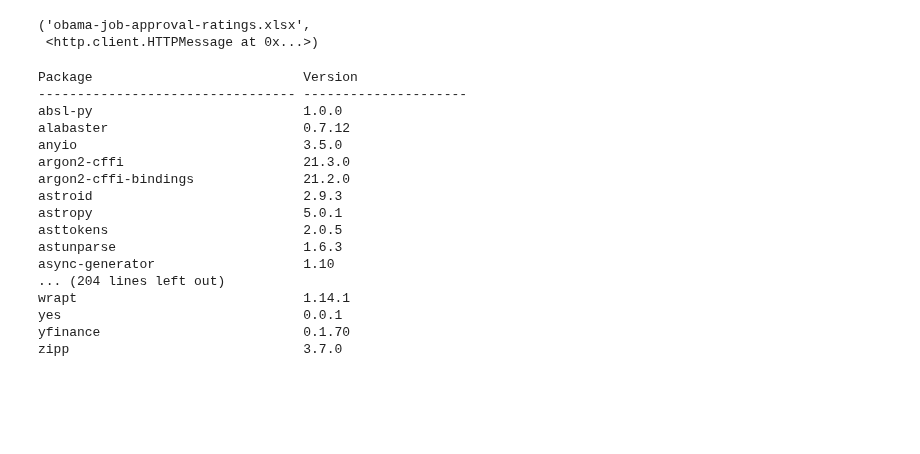
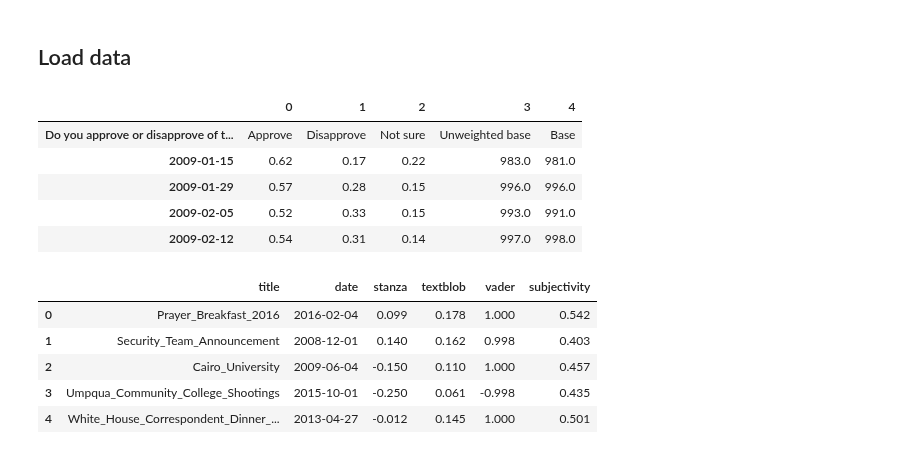
Before and after one commit to jfsalcedo10/mda-kuwait, a Jupyter notebook: sentiment_analysis/Popularitynotebook.ipynb, the cells around one changed output. Saved outputs shown, nothing was run; the diff lists cells and outputs as text; code cells hidden in the pictures; blank space fills up the shorter version.

```diff
--- a/sentiment_analysis/Popularitynotebook.ipynb
+++ b/sentiment_analysis/Popularitynotebook.ipynb
@@ -0,0 +6,17 @@
+# %% [markdown]
+## Load data
+# %%
+# Libraries
+from urllib import request
+from pathlib import Path
+import os
+import plotly
+import sys
+import pandas as pd
+import plotly.express as px
+
+# Basic paths
+src_path = str(Path.cwd().parent / "src")
+sys.path.append(src_path)
+
+project_path = Path().resolve().parent
@@ -1,31 +37,24 @@
 # %%
-from urllib import request
-# Define the remote file to retrieve
-remote_url = 'https://today.yougov.com/_pubapis/v5/us/trackers/president-obama-job-approval-rating/download/'
-# Define the local filename to save data
-local_file = 'obama-job-approval-ratings.xlsx'
-# Download remote and save locally
-request.urlretrieve(remote_url, local_file)
+# Open the popularity data
+df_ppl = pd.read_excel(download_path / 'obama-job-approval-ratings.xlsx')
+df_ppl = df_ppl.T
+df_ppl.head()
 # %% [output]
-('obama-job-approval-ratings.xlsx',
- <http.client.HTTPMessage at 0x...>)
+|  | 0 | 1 | 2 | 3 | 4 |
+| Do you approve or disapprove of t... | Approve | Disapprove | Not sure | Unweighted base | Base |
+| 2009-01-15 | 0.62 | 0.17 | 0.22 | 983.0 | 981.0 |
+| 2009-01-29 | 0.57 | 0.28 | 0.15 | 996.0 | 996.0 |
+| 2009-02-05 | 0.52 | 0.33 | 0.15 | 993.0 | 991.0 |
+| 2009-02-12 | 0.54 | 0.31 | 0.14 | 997.0 | 998.0 |
 # %%
-!pip list
+# Open the sentiment data
+
+df_sa = pd.read_csv(download_path / 'results_sa_all.txt')
+df_sa.head()
 # %% [output]
-Package                           Version
---------------------------------- ---------------------
-absl-py                           1.0.0
-alabaster                         0.7.12
-anyio                             3.5.0
-argon2-cffi                       21.3.0
-argon2-cffi-bindings              21.2.0
-astroid                           2.9.3
-astropy                           5.0.1
-asttokens                         2.0.5
-astunparse                        1.6.3
-async-generator                   1.10
-... (204 lines left out)
-wrapt                             1.14.1
-yes                               0.0.1
-yfinance                          0.1.70
-zipp                              3.7.0
+|  | title | date | stanza | textblob | vader | subjectivity |
+| 0 | Prayer_Breakfast_2016 | 2016-02-04 | 0.099 | 0.178 | 1.000 | 0.542 |
+| 1 | Security_Team_Announcement | 2008-12-01 | 0.140 | 0.162 | 0.998 | 0.403 |
+| 2 | Cairo_University | 2009-06-04 | -0.150 | 0.110 | 1.000 | 0.457 |
+| 3 | Umpqua_Community_College_Shootings | 2015-10-01 | -0.250 | 0.061 | -0.998 | 0.435 |
+| 4 | White_House_Correspondent_Dinner_... | 2013-04-27 | -0.012 | 0.145 | 1.000 | 0.501 |
```
Also changed, not shown: parts of 6 cells of this notebook.
